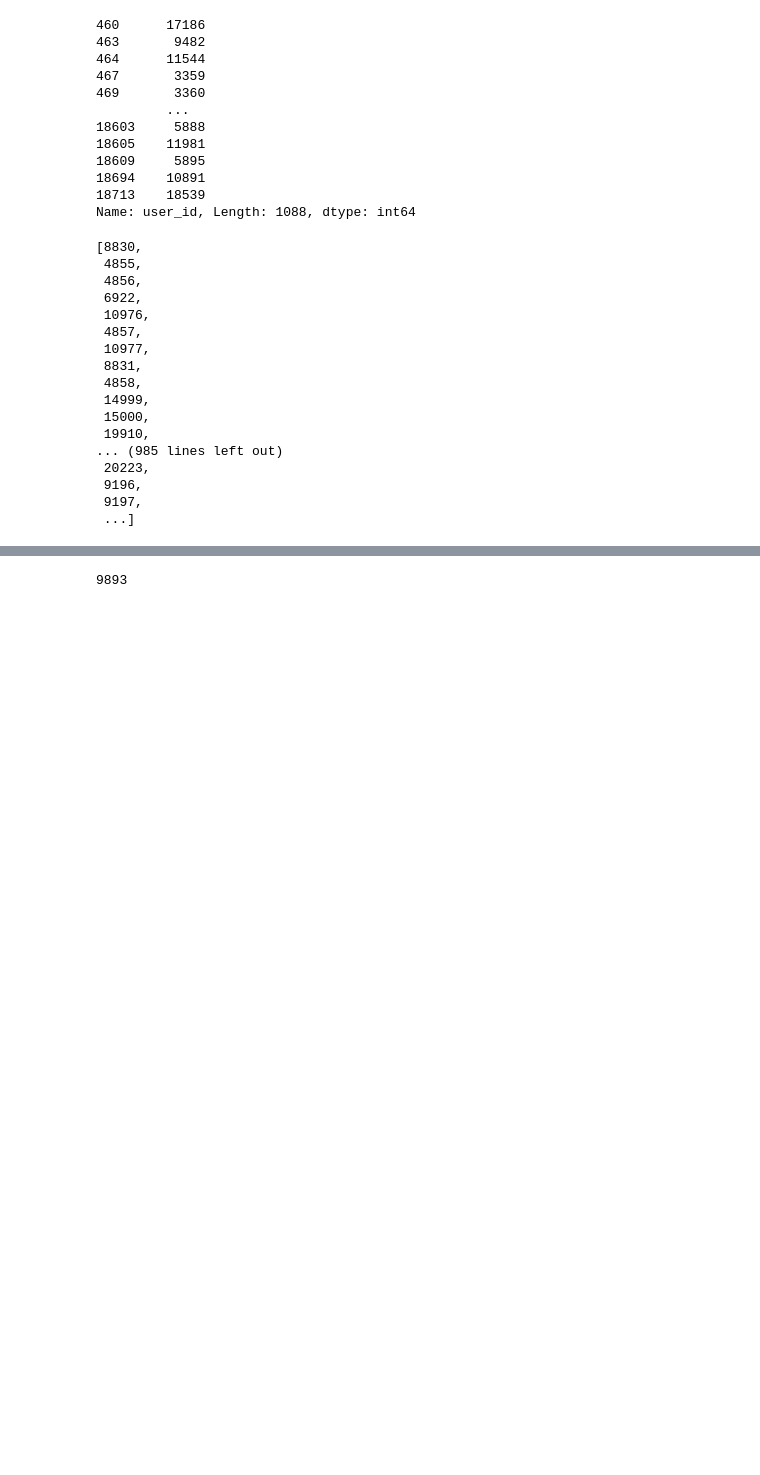
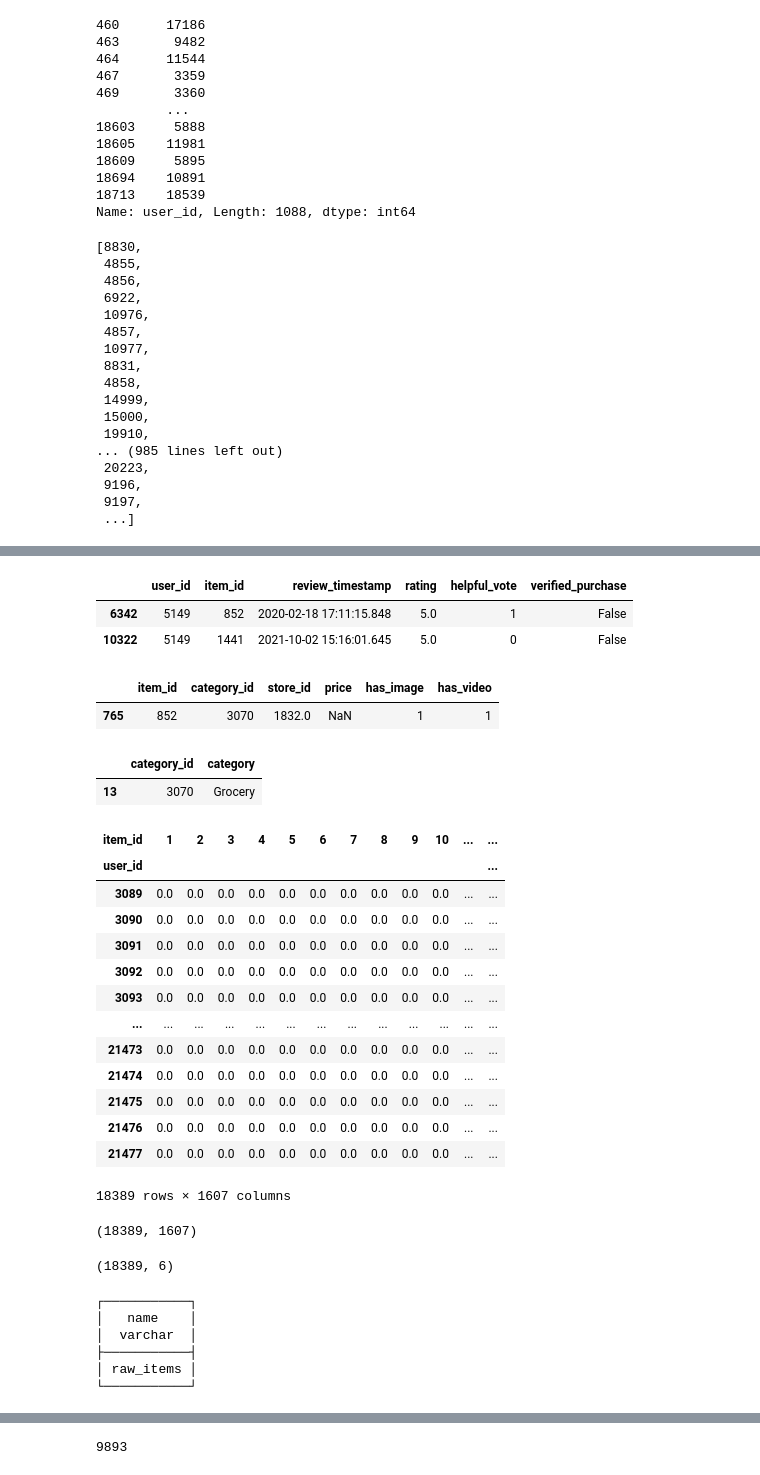
Before and after one commit to MarufIbragimov/receng, a Jupyter notebook: data_preparation copy.ipynb, the cells around one changed output, grey strips where cells are left out. Drawn from its saved outputs; the diff is of its cells as text; code cells hidden in the pictures; blank space fills up the shorter version.

```diff
--- a/data_preparation copy.ipynb
+++ b/data_preparation copy.ipynb
@@ -173,3 +173,5 @@ reviews_data['user_id'].unique().tolist()
  9196,
  9197,
  ...]
+# %%
+rev = pd.read_parquet('data/reviews.parquet')
@@ -175,0 +210,18 @@ reviews_data['user_id'].unique().tolist()
+# %%
+rev.query("user_id == 5149")
+# %% [output]
+|  | user_id | item_id | review_timestamp | rating | helpful_vote | verified_purchase |
+| 6342 | 5149 | 852 | 2020-02-18 17:11:15.848 | 5.0 | 1 | False |
+| 10322 | 5149 | 1441 | 2021-10-02 15:16:01.645 | 5.0 | 0 | False |
+# %%
+items_info.query("item_id == 852")
+# %% [output]
+|  | item_id | category_id | store_id | price | has_image | has_video |
+| 765 | 852 | 3070 | 1832.0 | NaN | 1 | 1 |
+# %%
+categories.query("category_id == 3070")
+# %% [output]
+|  | category_id | category |
+| 13 | 3070 | Grocery |
+# %%
+ratings = rev.pivot_table(index='user_id', columns='item_id', values='rating', aggfunc='mean')
@@ -175,0 +230,17 @@ reviews_data['user_id'].unique().tolist()
+# %%
+ratings.fillna(0)
+# %% [output]
+| item_id | 1 | 2 | 3 | 4 | 5 | 6 | 7 | 8 | 9 | 10 | ... | ... |
+| user_id |  |  |  |  |  |  |  |  |  |  |  | ... |
+| 3089 | 0.0 | 0.0 | 0.0 | 0.0 | 0.0 | 0.0 | 0.0 | 0.0 | 0.0 | 0.0 | ... | ... |
+| 3090 | 0.0 | 0.0 | 0.0 | 0.0 | 0.0 | 0.0 | 0.0 | 0.0 | 0.0 | 0.0 | ... | ... |
+| 3091 | 0.0 | 0.0 | 0.0 | 0.0 | 0.0 | 0.0 | 0.0 | 0.0 | 0.0 | 0.0 | ... | ... |
+| 3092 | 0.0 | 0.0 | 0.0 | 0.0 | 0.0 | 0.0 | 0.0 | 0.0 | 0.0 | 0.0 | ... | ... |
+| 3093 | 0.0 | 0.0 | 0.0 | 0.0 | 0.0 | 0.0 | 0.0 | 0.0 | 0.0 | 0.0 | ... | ... |
+| ... | ... | ... | ... | ... | ... | ... | ... | ... | ... | ... | ... | ... |
+| 21473 | 0.0 | 0.0 | 0.0 | 0.0 | 0.0 | 0.0 | 0.0 | 0.0 | 0.0 | 0.0 | ... | ... |
+| 21474 | 0.0 | 0.0 | 0.0 | 0.0 | 0.0 | 0.0 | 0.0 | 0.0 | 0.0 | 0.0 | ... | ... |
+| 21475 | 0.0 | 0.0 | 0.0 | 0.0 | 0.0 | 0.0 | 0.0 | 0.0 | 0.0 | 0.0 | ... | ... |
+| 21476 | 0.0 | 0.0 | 0.0 | 0.0 | 0.0 | 0.0 | 0.0 | 0.0 | 0.0 | 0.0 | ... | ... |
+| 21477 | 0.0 | 0.0 | 0.0 | 0.0 | 0.0 | 0.0 | 0.0 | 0.0 | 0.0 | 0.0 | ... | ... |
+18389 rows × 1607 columns
@@ -176 +251,9 @@ reviews_data['user_id'].unique().tolist()
+# %%
+ratings.shape
+# %% [output]
+(18389, 1607)
+# %%
+u.shape
+# %% [output]
+(18389, 6)
 # %%
@@ -178 +261,10 @@ db_file = 'e_com_samples.duckdb'
 duck = duckdb.connect(db_file)
+# %%
+duck.query("show tables")
+# %% [output]
+┌───────────┐
+│   name    │
+│  varchar  │
+├───────────┤
+│ raw_items │
+└───────────┘
```
Also changed, not shown: parts of 11 cells of this notebook, 6 other files.
